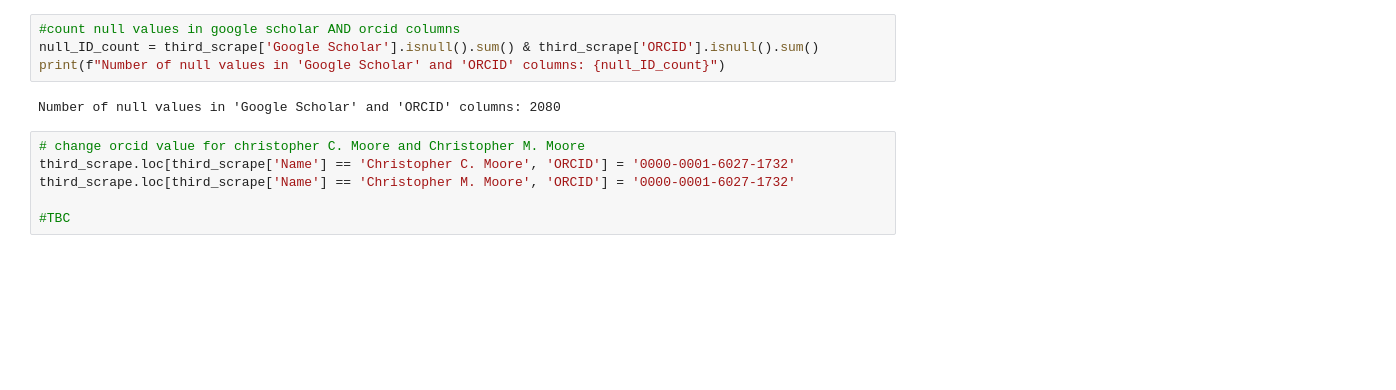
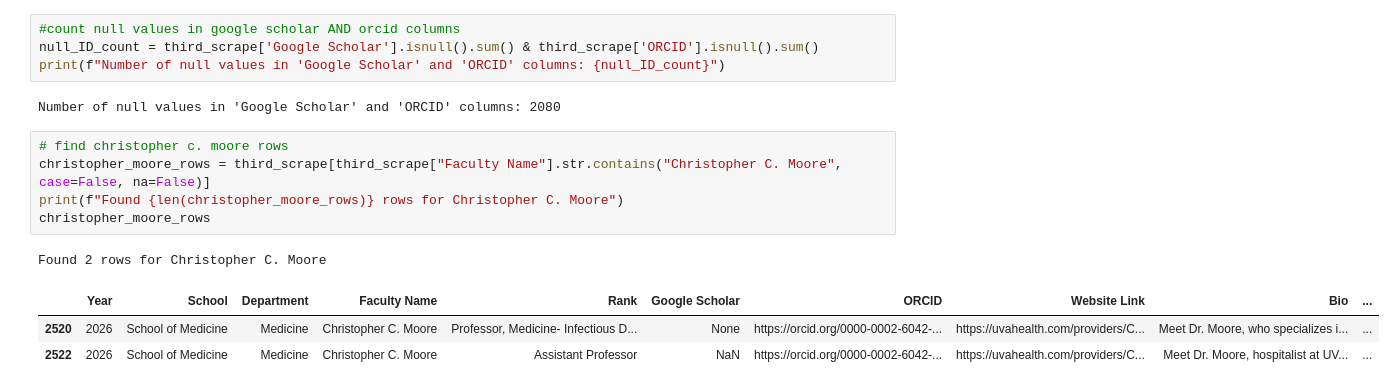
Before and after one commit to annayao0602/institute_network, a Jupyter notebook: department_cleaning.ipynb, the cells around one changed output. Drawn from its saved outputs; the diff is of its cells as text; blank space fills up the shorter version.

```diff
--- a/department_cleaning.ipynb
+++ b/department_cleaning.ipynb
@@ -205,8 +206,12 @@ print(f"Number of null values in 'Google Scholar' and 'ORCID' columns: {null_ID_
 # %% [output]
 Number of null values in 'Google Scholar' and 'ORCID' columns: 2080
 # %%
-# change orcid value for christopher C. Moore and Christopher M. Moore
-third_scrape.loc[third_scrape['Name'] == 'Christopher C. Moore', 'ORCID'] = '0000-0001-6027-1732'
-third_scrape.loc[third_scrape['Name'] == 'Christopher M. Moore', 'ORCID'] = '0000-0001-6027-1732'
-
-#TBC
+# find christopher c. moore rows
+christopher_moore_rows = third_scrape[third_scrape["Faculty Name"].str.contains("Christopher C. Moore", case=False, na=False)]
+print(f"Found {len(christopher_moore_rows)} rows for Christopher C. Moore")
+christopher_moore_rows
+# %% [output]
+Found 2 rows for Christopher C. Moore
+|  | Year | School | Department | Faculty Name | Rank | Google Scholar | ORCID | Website Link | Bio | ... |
+| 2520 | 2026 | School of Medicine | Medicine | Christopher C. Moore | Professor, Medicine- Infectious D... | None | https://orcid.org/0000-0002-6042-... | https://uvahealth.com/providers/C... | Meet Dr. Moore, who specializes i... | ... |
+| 2522 | 2026 | School of Medicine | Medicine | Christopher C. Moore | Assistant Professor | NaN | https://orcid.org/0000-0002-6042-... | https://uvahealth.com/providers/C... | Meet Dr. Moore, hospitalist at UV... | ... |
```
Also changed, not shown: parts of 6 cells of this notebook, 2 other files.
